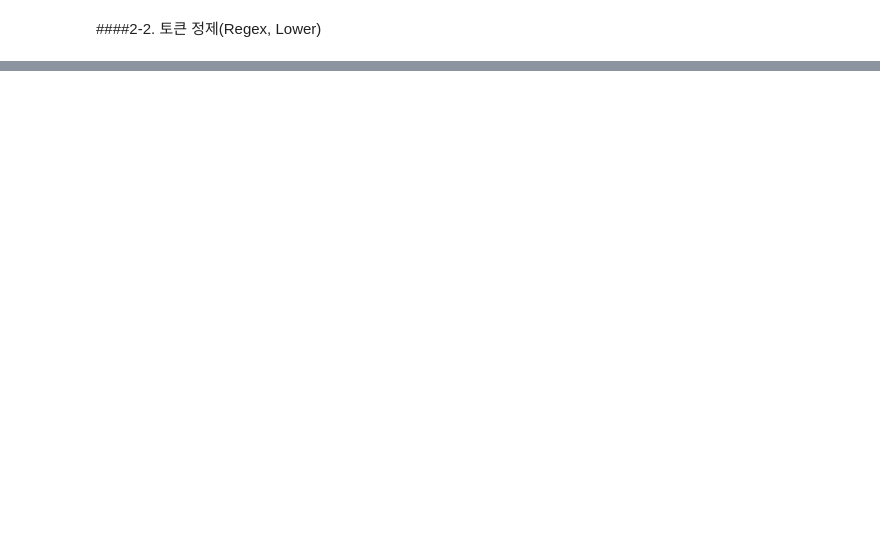
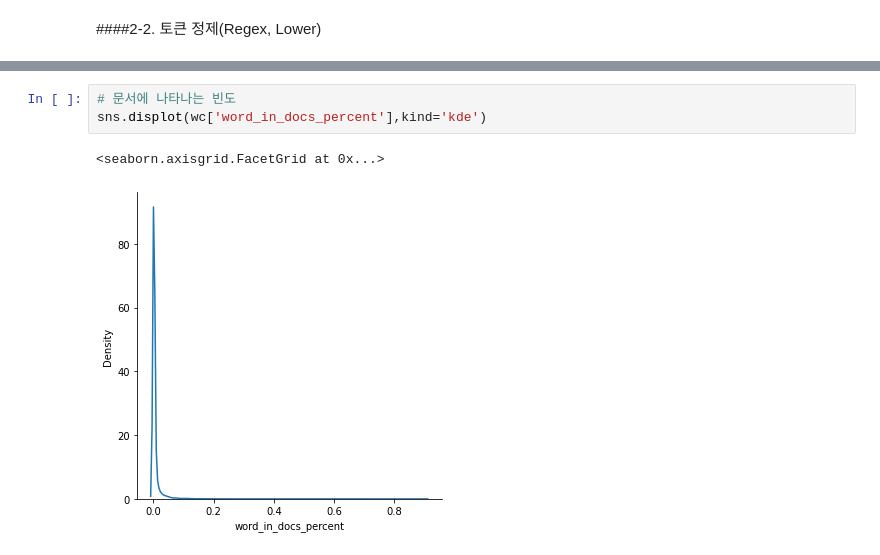
Before and after one commit to KYOH95/Project_4_Boardgame_App_Ver2, a Jupyter notebook: project4.ipynb, the cells around one changed output, grey strips where cells are left out. Saved outputs shown, nothing was run; the diff lists cells and outputs as text; blank space fills up the shorter version.

```diff
--- a/project4.ipynb
+++ b/project4.ipynb
@@ -168,0 +393,6 @@ df_
+# %%
+# 문서에 나타나는 빈도
+sns.displot(wc['word_in_docs_percent'],kind='kde')
+# %% [output]
+<seaborn.axisgrid.FacetGrid at 0x...>
+[figure, added]
```
Also changed, not shown: parts of 48 cells of this notebook.
